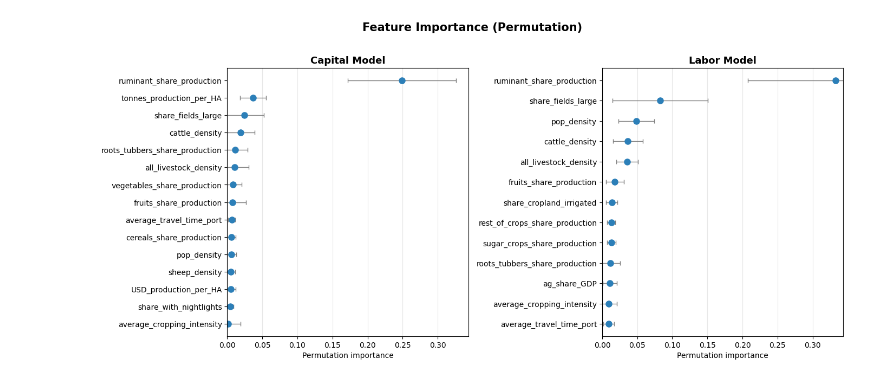
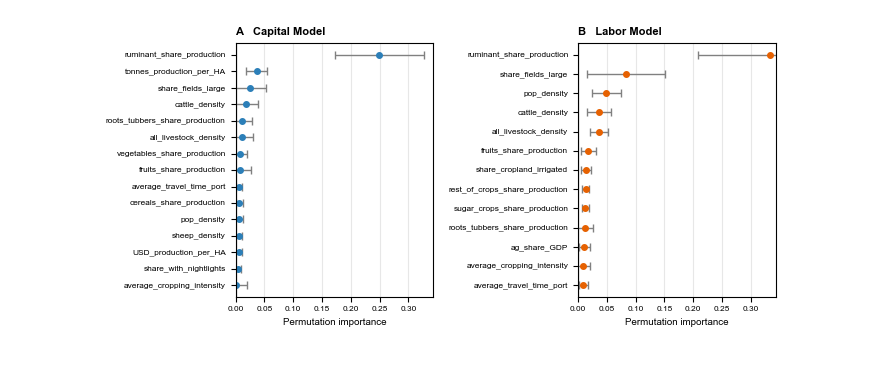
Before and after one commit to carinamani/AgDownscaling, a Jupyter notebook: 03_MODEL/01_RF_models/06_plot_feature_importance.ipynb, the cells around one changed output. Drawn from its saved outputs; the diff is of its cells as text; code cells hidden in the pictures.

```diff
--- a/03_MODEL/01_RF_models/06_plot_feature_importance.ipynb
+++ b/03_MODEL/01_RF_models/06_plot_feature_importance.ipynb
@@ -30,31 +30,40 @@ labor = labor.merge(names, on='feature', how='left')
 # %%
 #### Feature importance: capital vs labor (permutation importance)
 
-fig, axes = plt.subplots(1, 2, figsize=(14, max(len(capital), len(labor)) * 0.35 + 1), sharex=True)
+import matplotlib.pyplot as plt
 
-def plot_feature_importance(ax, df, title, color="#2c7fb8"):
+plt.rcParams["font.family"] = "sans-serif"
+plt.rcParams["font.sans-serif"] = ["Arial", "Helvetica", "DejaVu Sans"]
+
+# Cell Press double-column width is ~7 in; scale height to content
+fig, axes = plt.subplots(1, 2, figsize=(7, max(len(capital), len(labor)) * 0.18 + 0.6), sharex=True)
+
+panel_colors = ["#2c7fb8", "#e66101"]
+panel_labels = ["A", "B"]
+
+def plot_feature_importance(ax, df, panel_label, panel_title, color):
     df_sorted = df.sort_values("permutation_mean", ascending=True)
 
     ax.errorbar(
         df_sorted["permutation_mean"], df_sorted["name"],
         xerr=df_sorted["permutation_std"],
         fmt="o", color=color, ecolor="grey", elinewidth=1, capsize=3,
-        markersize=8, zorder=2
+        markersize=4, zorder=2
     )
 
     ax.axvline(0, color="black", linewidth=0.8, zorder=1)
-    ax.set_title(title, fontsize=13, weight="bold")
-    ax.set_xlabel("Permutation importance", fontsize=10)
+    ax.set_title(f"{panel_label}   {panel_title}", loc="left", fontsize=8, weight="bold")
+    ax.set_xlabel("Permutation importance", fontsize=7)
+    ax.tick_params(axis="both", labelsize=6)
     ax.grid(axis="x", alpha=0.3)
     ax.set_xlim(left=0)
 
-plot_feature_importance(axes[0], capital, "Capital Model")
-plot_feature_importance(axes[1], labor, "Labor Model")
+plot_feature_importance(axes[0], capital, panel_labels[0], "Capital Model", panel_colors[0])
+plot_feature_importance(axes[1], labor, panel_labels[1], "Labor Model", panel_colors[1])
 
-fig.suptitle("Feature Importance (Permutation)", fontsize=15, weight="bold", y=1.02)
 plt.tight_layout()
 plt.show()
 
-fig.savefig(f"{fd}/feature_importance_permutation_side_by_side.png", dpi=300, bbox_inches="tight")
+fig.savefig(f"{fd}/feature_importance_permutation_side_by_side.tiff", dpi=300, bbox_inches="tight")
 # %% [output]
-[figure, old version]
+[figure, new version]
```
Also changed, not shown: 6 other files.
